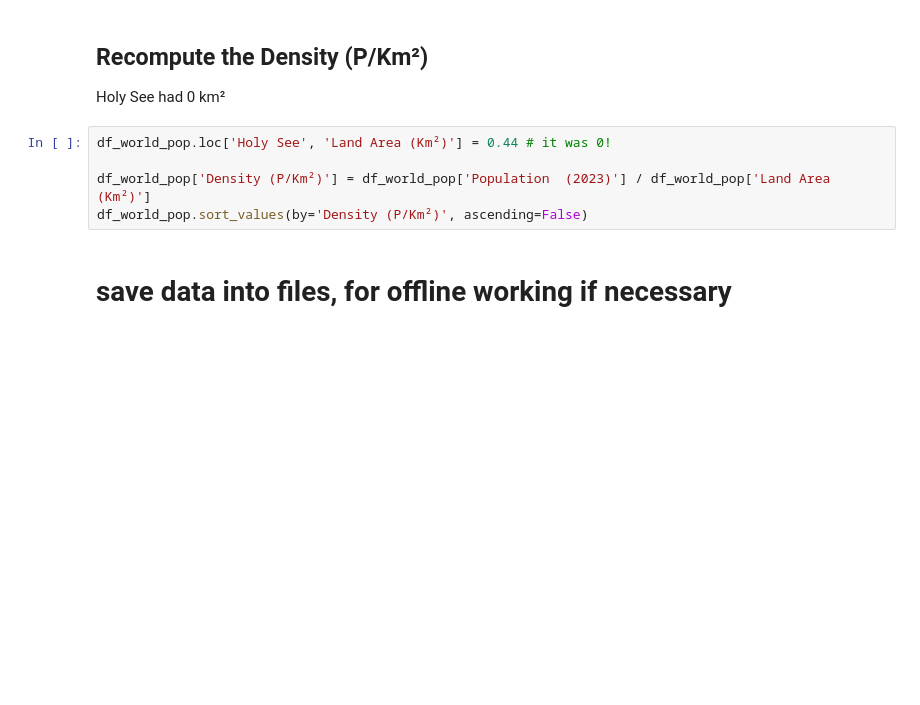
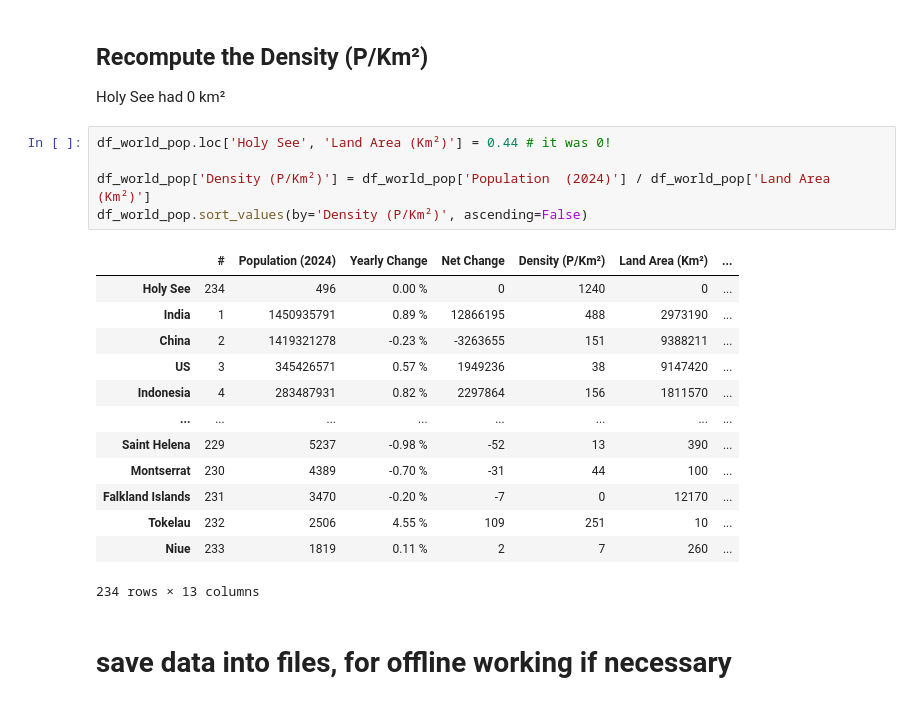
Before and after one commit to pedrojscardoso/MEEC_ISE_UALG_Introduction_to_data_science, a Jupyter notebook: 3-data-analysis/Optional_Examples/04_COVID.ipynb, the cells around one changed output. Drawn from its saved outputs; the diff is of its cells as text; blank space fills up the shorter version.

```diff
--- a/3-data-analysis/Optional_Examples/04_COVID.ipynb
+++ b/3-data-analysis/Optional_Examples/04_COVID.ipynb
@@ -117,8 +243,22 @@ Holy See had 0 km²
 # %%
 df_world_pop.loc['Holy See', 'Land Area (Km²)'] = 0.44 # it was 0!
 
-df_world_pop['Density (P/Km²)'] = df_world_pop['Population  (2023)'] / df_world_pop['Land Area (Km²)']
+df_world_pop['Density (P/Km²)'] = df_world_pop['Population  (2024)'] / df_world_pop['Land Area (Km²)']
 df_world_pop.sort_values(by='Density (P/Km²)', ascending=False)
+# %% [output]
+|  | # | Population (2024) | Yearly Change | Net Change | Density (P/Km²) | Land Area (Km²) | ... |
+| Holy See | 234 | 496 | 0.00 % | 0 | 1240 | 0 | ... |
+| India | 1 | 1450935791 | 0.89 % | 12866195 | 488 | 2973190 | ... |
+| China | 2 | 1419321278 | -0.23 % | -3263655 | 151 | 9388211 | ... |
+| US | 3 | 345426571 | 0.57 % | 1949236 | 38 | 9147420 | ... |
+| Indonesia | 4 | 283487931 | 0.82 % | 2297864 | 156 | 1811570 | ... |
+| ... | ... | ... | ... | ... | ... | ... | ... |
+| Saint Helena | 229 | 5237 | -0.98 % | -52 | 13 | 390 | ... |
+| Montserrat | 230 | 4389 | -0.70 % | -31 | 44 | 100 | ... |
+| Falkland Islands | 231 | 3470 | -0.20 % | -7 | 0 | 12170 | ... |
+| Tokelau | 232 | 2506 | 4.55 % | 109 | 251 | 10 | ... |
+| Niue | 233 | 1819 | 0.11 % | 2 | 7 | 260 | ... |
+234 rows × 13 columns
 # %% [markdown]
 # save data into files, for offline working if necessary
 # %%
```
Also changed, not shown: parts of 12 cells of this notebook, 1 other file.
